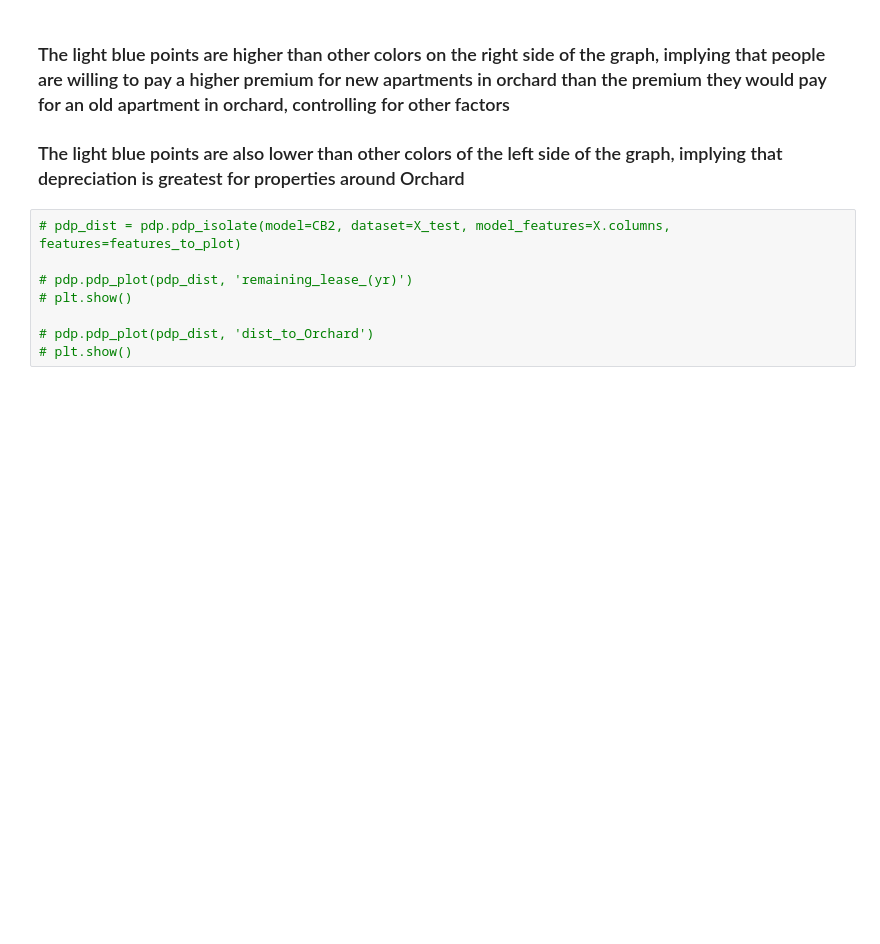
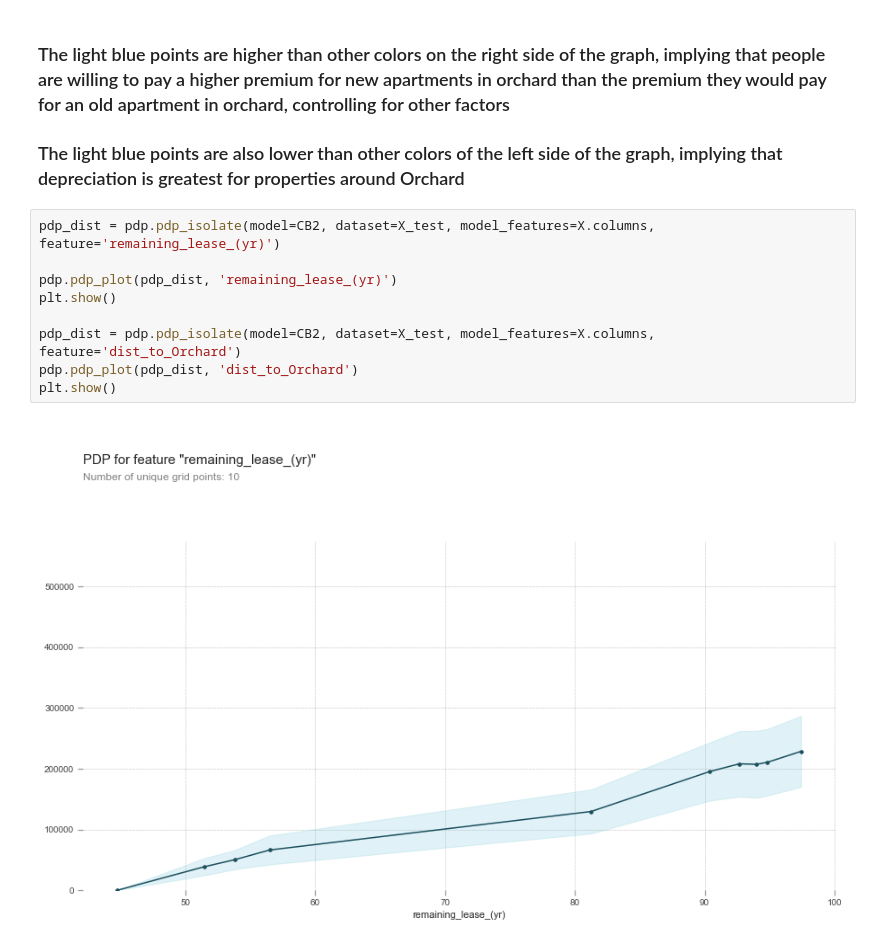
Before and after one commit to daphne-jr/rooroo, a Jupyter notebook: Analysis.ipynb, the cells around one changed output. Drawn from its saved outputs; the diff is of its cells as text; blank space fills up the shorter version.

Commit message:
Complete partial dependence plots

```diff
--- a/Analysis.ipynb
+++ b/Analysis.ipynb
@@ -663,10 +663,13 @@ shap.dependence_plot('remaining_lease_(yr)', shap_values, X_test, interaction_in
 
 ### The light blue points are also lower than other colors of the left side of the graph, implying that depreciation is greatest for properties around Orchard
 # %%
-# pdp_dist = pdp.pdp_isolate(model=CB2, dataset=X_test, model_features=X.columns, features=features_to_plot)
+pdp_dist = pdp.pdp_isolate(model=CB2, dataset=X_test, model_features=X.columns, feature='remaining_lease_(yr)')
 
-# pdp.pdp_plot(pdp_dist, 'remaining_lease_(yr)')
-# plt.show()
+pdp.pdp_plot(pdp_dist, 'remaining_lease_(yr)')
+plt.show()
 
-# pdp.pdp_plot(pdp_dist, 'dist_to_Orchard')
-# plt.show()
+pdp_dist = pdp.pdp_isolate(model=CB2, dataset=X_test, model_features=X.columns, feature='dist_to_Orchard')
+pdp.pdp_plot(pdp_dist, 'dist_to_Orchard')
+plt.show()
+# %% [output]
+[figure, added]
```
Also changed, not shown: parts of 5 cells of this notebook, 3 other files.
